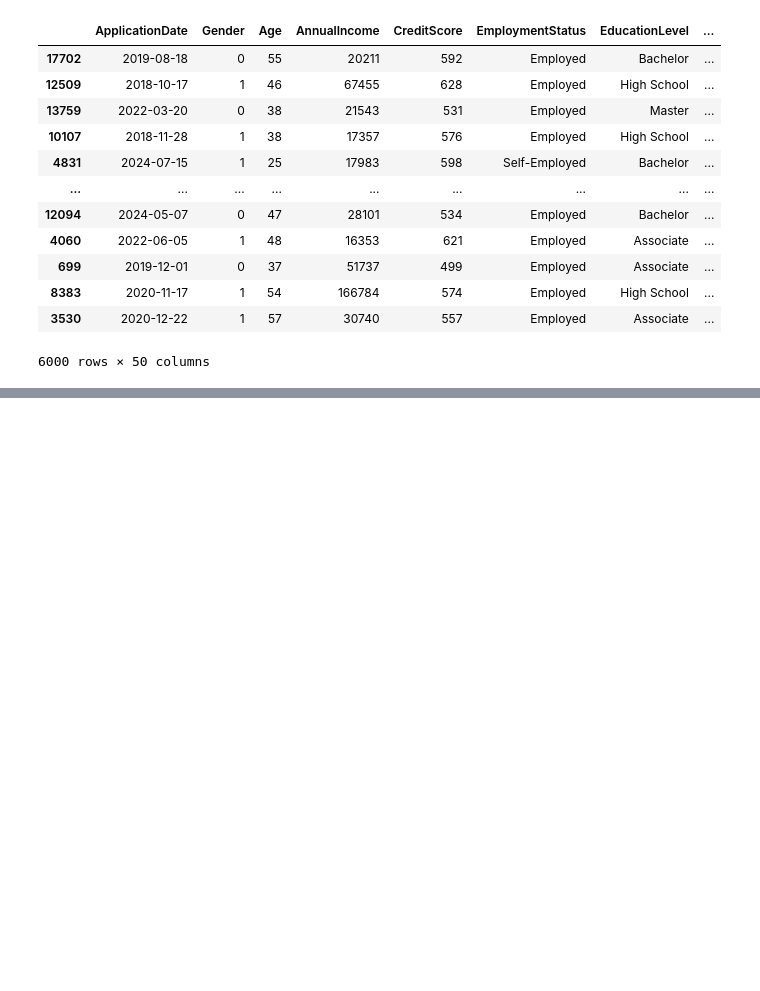
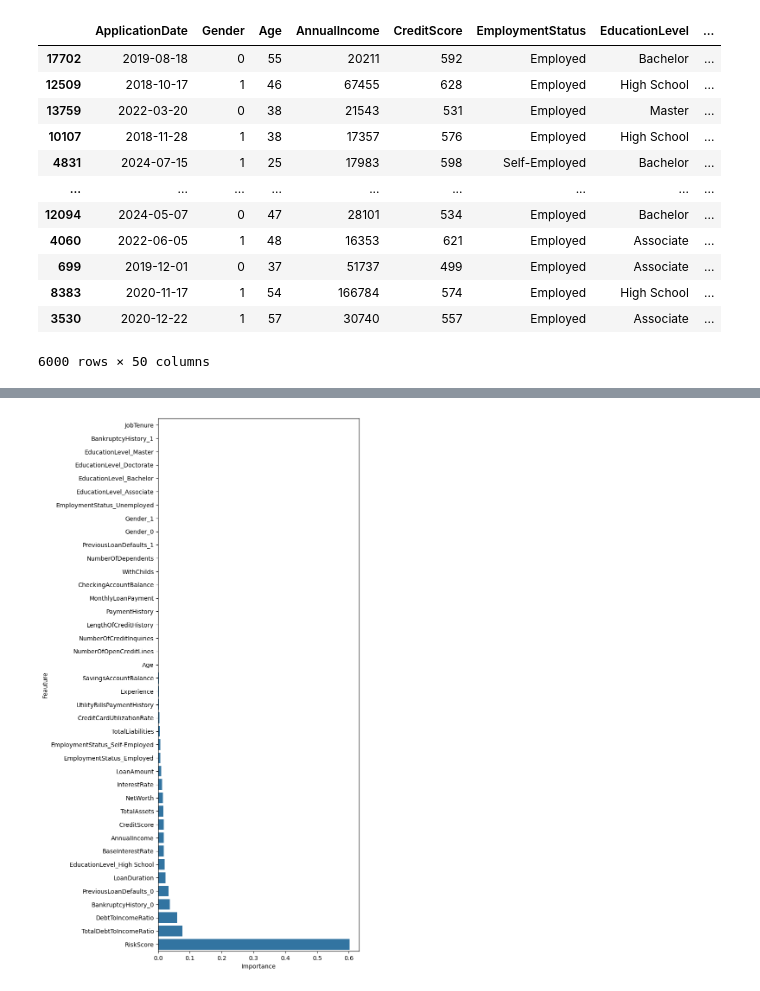
Before and after one commit to matisaffirio96/ProjectFinal_CH_DSII_MGS, a Jupyter notebook: modelClasification.ipynb, the cells around one changed output, grey strips where cells are left out. Drawn from its saved outputs; the diff is of its cells as text; code cells hidden in the pictures; blank space fills up the shorter version.

Commit message:
training&testmodel

```diff
--- a/modelClasification.ipynb
+++ b/modelClasification.ipynb
@@ -162,0 +170,3 @@ Likely causes:
+# %%
+%%time
+xgb.fit(X_train, y_train)
@@ -162,0 +231,13 @@ Likely causes:
+# %%
+fi = pd.DataFrame(columns=["Feauture", "Importance"])
+fi["Feauture"] = X_train.columns
+# %%
+fi["Importance"] = xgb.feature_importances_
+# %%
+fi = fi.sort_values("Importance", ascending=True)
+# %%
+plt.figure(figsize=(6,16))
+sns.barplot(y=fi.Feauture, x=fi.Importance)
+plt.show()
+# %% [output]
+[figure, added]
```
Also changed, not shown: parts of 10 cells of this notebook.
